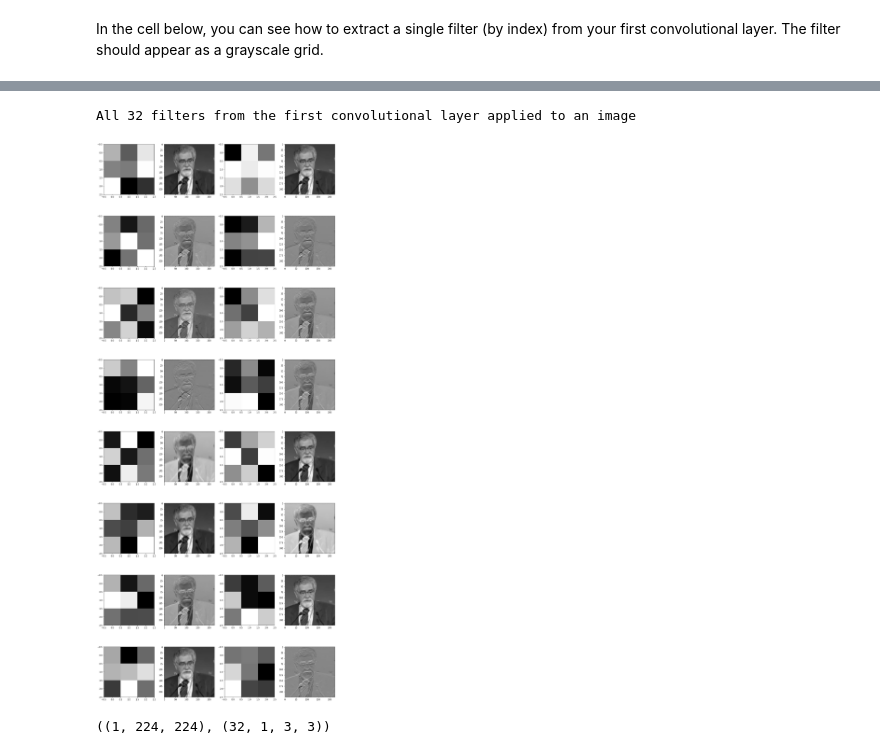
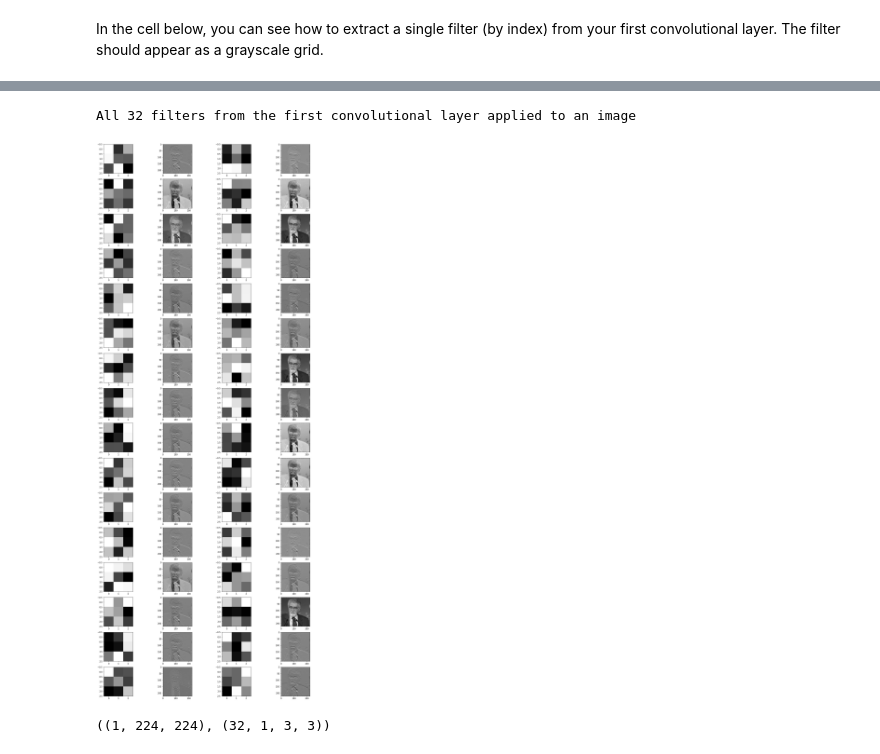
Before and after one commit to mrakelinggar/udacity-compvision-nd, a Jupyter notebook: P1_Facial_Keypoints/2. Define the Network Architecture.ipynb, the cells around one changed output, grey strips where cells are left out. Saved outputs shown, nothing was run; the diff lists cells and outputs as text; code cells hidden in the pictures.

```diff
--- a/P1_Facial_Keypoints/2. Define the Network Architecture.ipynb
+++ b/P1_Facial_Keypoints/2. Define the Network Architecture.ipynb
@@ -127,13 +125,14 @@ from torchvision import transforms, utils
 # the dataset we created in Notebook 1 is copied in the helper file `data_load.py`
 from data_load import FacialKeypointsDataset
 # the transforms we defined in Notebook 1 are in the helper file `data_load.py`
-from data_load import Rescale, RandomCrop, Normalize, ToTensor
+from data_load import Rescale, RandomCrop, Normalize, ToTensor, RandomHorizontalFlip
 
 
 ## TODO: define the data_transform using transforms.Compose([all tx's, . , .])
 # order matters! i.e. rescaling should come before a smaller crop
 data_transform = transforms.Compose([Rescale(250),
                                      RandomCrop(224),
+                                     RandomHorizontalFlip(),
                                      Normalize(),
                                      ToTensor()])
 
@@ -520,44 +524,34 @@ Next, choose a test image and filter it with one of the convolutional kernels in
 # %%
 ##TODO: load in and display any image from the transformed test dataset
 
 ## TODO: Using cv's filter2D function,
 ## apply a specific set of filter weights (like the one displayed above) to the test image
 # Get the weights in the first conv layer
 weights = net.conv1.weight.data
 w = weights.numpy()
 
-# # for 10 filters
-# fig=plt.figure(figsize=(20, 8))
-# columns = 5
-# rows = 3
-# for i in range(0, columns*rows):
-#     fig.add_subplot(rows, columns, i+1)
-#     plt.imshow(w[i][0], cmap='gray')
-
-# print('First convolutional layer')
-# plt.show()
 import cv2
 
 idx = 100
 
 img = test_dataset[idx]['image']
 img = img.numpy()   # convert to numpy array from a Tensor
 
 fig=plt.figure(figsize=(20, 50))
 columns = 4
-rows = 8
+rows = 16
 for i in range(0, columns*rows):
     fig.add_subplot(rows, columns, i+1)
     if ((i%2)==0):
         plt.imshow(w[int(i/2)][0], cmap='gray')
     else:
         c = cv2.filter2D(img, -1, w[int((i-1)/2)][0])
         plt.imshow(c[0], cmap='gray')
 print('All 32 filters from the first convolutional layer applied to an image')
 plt.show()
 # %% [output]
 All 32 filters from the first convolutional layer applied to an image
-[figure, old version]
+[figure, new version]
 # %%
 c.shape, w.shape
 # %% [output]
```
Also changed, not shown: parts of 16 cells of this notebook, 3 other files.
